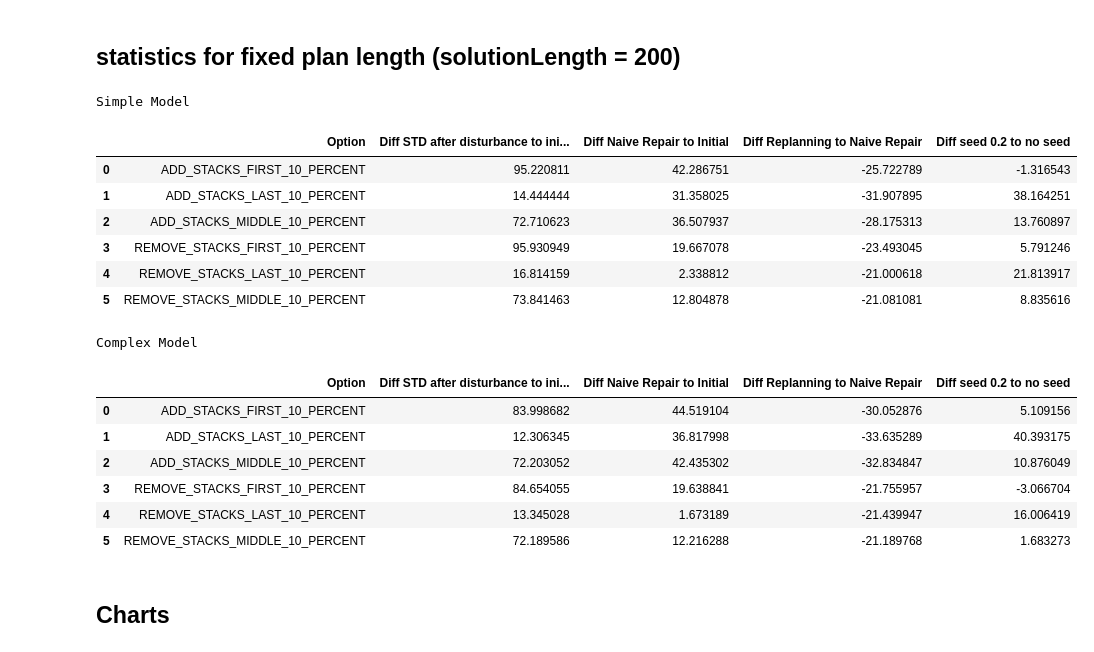
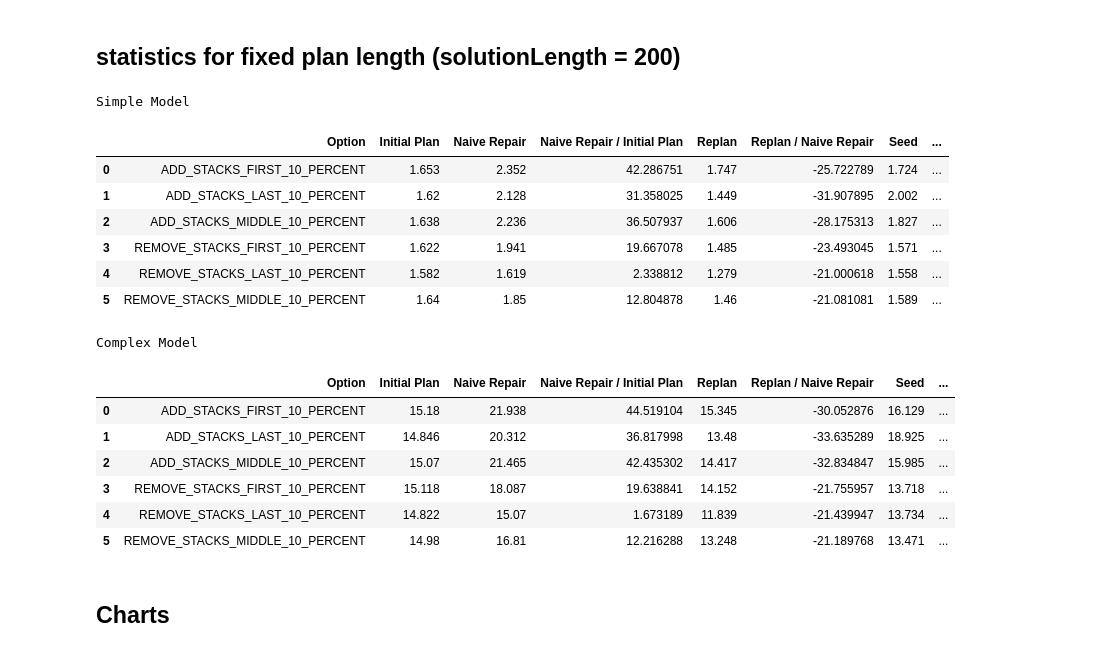
Before and after one commit to martineisenberg/momot-reactive, a Jupyter notebook: evaluation/data_processing.ipynb, the cells around one changed output. Saved outputs shown, nothing was run; the diff lists cells and outputs as text; code cells hidden in the pictures.

Commit message:
prepare exp 1 data for copy-paste to paper

```diff
--- a/evaluation/data_processing.ipynb
+++ b/evaluation/data_processing.ipynb
@@ -66,35 +66,52 @@ def exp1_relative_values(absolute_values):
     mean_relative["Option"] = absolute_values["Option"]
     mean_relative.round(3)
     return mean_relative
+
+def exp1_merge_absolute_relative(absolute, relative):
+    result = pd.DataFrame(columns = ["Option", "Initial Plan", "Naive Repair", "Naive Repair / Initial Plan",
+                                     "Replan", "Replan / Naive Repair", "Seed", "Seed / No Seed"])
+    result["Option"] = absolute["Option"]
+    result["Initial Plan"] = absolute["Initial Plan"]
+    result["Naive Repair"] = absolute["Naive Repair"]
+    result["Replan"] = absolute["Replanning"]
+    result["Seed"] = absolute["Replanning (seed 0.2)"]
+    result["Naive Repair / Initial Plan"] = relative["Diff Naive Repair to Initial"]
+    result["Replan / Naive Repair"] = relative["Diff Replanning to Naive Repair"]
+    result["Seed / No Seed"] = relative["Diff seed 0.2 to no seed"]
+    return result
 # %% [markdown]
 ## statistics for fixed plan length (solutionLength = 200)
 # %%
 exp1_mean_simpleModel, exp1_std_simpleModel = exp1_prepare_results("exp1/fixedPlanLength/max10itemsperstack")
-exp1_mean_simpleModel = exp1_relative_values(exp1_mean_simpleModel)
+exp1_mean_simpleModel_rel = exp1_relative_values(exp1_mean_simpleModel)
+exp1_result_simpleModel = exp1_merge_absolute_relative(exp1_mean_simpleModel, exp1_mean_simpleModel_rel)
 exp1_mean_complexModel, exp1_std_complexModel = exp1_prepare_results("exp1/fixedPlanLength/max100itemsperstack")
-exp1_mean_complexModel = exp1_relative_values(exp1_mean_complexModel)
+exp1_mean_complexModel_rel = exp1_relative_values(exp1_mean_complexModel)
+exp1_result_complexModel = exp1_merge_absolute_relative(exp1_mean_complexModel, exp1_mean_complexModel_rel)
 print("Simple Model")
-display(exp1_mean_simpleModel)
+display(exp1_result_simpleModel)
+exp1_result_simpleModel.to_csv("exp1_table_simpleModel.csv", sep=";", float_format=",")
 print("Complex Model")
-display(exp1_mean_complexModel)
+display(exp1_result_complexModel)
+exp1_result_complexModel.to_csv("exp1_table_complexModel.csv", sep=";", float_format=",")
 # https://docs.scipy.org/doc/scipy/reference/generated/scipy.stats.mannwhitneyu.html
 # %% [output]
 Simple Model
-|  | Option | Diff STD after disturbance to ini... | Diff Naive Repair to Initial | Diff Replanning to Naive Repair | Diff seed 0.2 to no seed |
-| 0 | ADD_STACKS_FIRST_10_PERCENT | 95.220811 | 42.286751 | -25.722789 | -1.316543 |
-| 1 | ADD_STACKS_LAST_10_PERCENT | 14.444444 | 31.358025 | -31.907895 | 38.164251 |
-| 2 | ADD_STACKS_MIDDLE_10_PERCENT | 72.710623 | 36.507937 | -28.175313 | 13.760897 |
-| 3 | REMOVE_STACKS_FIRST_10_PERCENT | 95.930949 | 19.667078 | -23.493045 | 5.791246 |
-| 4 | REMOVE_STACKS_LAST_10_PERCENT | 16.814159 | 2.338812 | -21.000618 | 21.813917 |
-| 5 | REMOVE_STACKS_MIDDLE_10_PERCENT | 73.841463 | 12.804878 | -21.081081 | 8.835616 |
+|  | Option | Initial Plan | Naive Repair | Naive Repair / Initial Plan | Replan | Replan / Naive Repair | Seed | ... |
+| 0 | ADD_STACKS_FIRST_10_PERCENT | 1.653 | 2.352 | 42.286751 | 1.747 | -25.722789 | 1.724 | ... |
+| 1 | ADD_STACKS_LAST_10_PERCENT | 1.62 | 2.128 | 31.358025 | 1.449 | -31.907895 | 2.002 | ... |
+| 2 | ADD_STACKS_MIDDLE_10_PERCENT | 1.638 | 2.236 | 36.507937 | 1.606 | -28.175313 | 1.827 | ... |
+| 3 | REMOVE_STACKS_FIRST_10_PERCENT | 1.622 | 1.941 | 19.667078 | 1.485 | -23.493045 | 1.571 | ... |
+| 4 | REMOVE_STACKS_LAST_10_PERCENT | 1.582 | 1.619 | 2.338812 | 1.279 | -21.000618 | 1.558 | ... |
+| 5 | REMOVE_STACKS_MIDDLE_10_PERCENT | 1.64 | 1.85 | 12.804878 | 1.46 | -21.081081 | 1.589 | ... |
 Complex Model
-|  | Option | Diff STD after disturbance to ini... | Diff Naive Repair to Initial | Diff Replanning to Naive Repair | Diff seed 0.2 to no seed |
-| 0 | ADD_STACKS_FIRST_10_PERCENT | 83.998682 | 44.519104 | -30.052876 | 5.109156 |
-| 1 | ADD_STACKS_LAST_10_PERCENT | 12.306345 | 36.817998 | -33.635289 | 40.393175 |
-| 2 | ADD_STACKS_MIDDLE_10_PERCENT | 72.203052 | 42.435302 | -32.834847 | 10.876049 |
-| 3 | REMOVE_STACKS_FIRST_10_PERCENT | 84.654055 | 19.638841 | -21.755957 | -3.066704 |
-| 4 | REMOVE_STACKS_LAST_10_PERCENT | 13.345028 | 1.673189 | -21.439947 | 16.006419 |
-| 5 | REMOVE_STACKS_MIDDLE_10_PERCENT | 72.189586 | 12.216288 | -21.189768 | 1.683273 |
+|  | Option | Initial Plan | Naive Repair | Naive Repair / Initial Plan | Replan | Replan / Naive Repair | Seed | ... |
+| 0 | ADD_STACKS_FIRST_10_PERCENT | 15.18 | 21.938 | 44.519104 | 15.345 | -30.052876 | 16.129 | ... |
+| 1 | ADD_STACKS_LAST_10_PERCENT | 14.846 | 20.312 | 36.817998 | 13.48 | -33.635289 | 18.925 | ... |
+| 2 | ADD_STACKS_MIDDLE_10_PERCENT | 15.07 | 21.465 | 42.435302 | 14.417 | -32.834847 | 15.985 | ... |
+| 3 | REMOVE_STACKS_FIRST_10_PERCENT | 15.118 | 18.087 | 19.638841 | 14.152 | -21.755957 | 13.718 | ... |
+| 4 | REMOVE_STACKS_LAST_10_PERCENT | 14.822 | 15.07 | 1.673189 | 11.839 | -21.439947 | 13.734 | ... |
+| 5 | REMOVE_STACKS_MIDDLE_10_PERCENT | 14.98 | 16.81 | 12.216288 | 13.248 | -21.189768 | 13.471 | ... |
 # %% [markdown]
 ## Charts
 # %%
```
Also changed, not shown: parts of 2 cells of this notebook, 3 other files.
